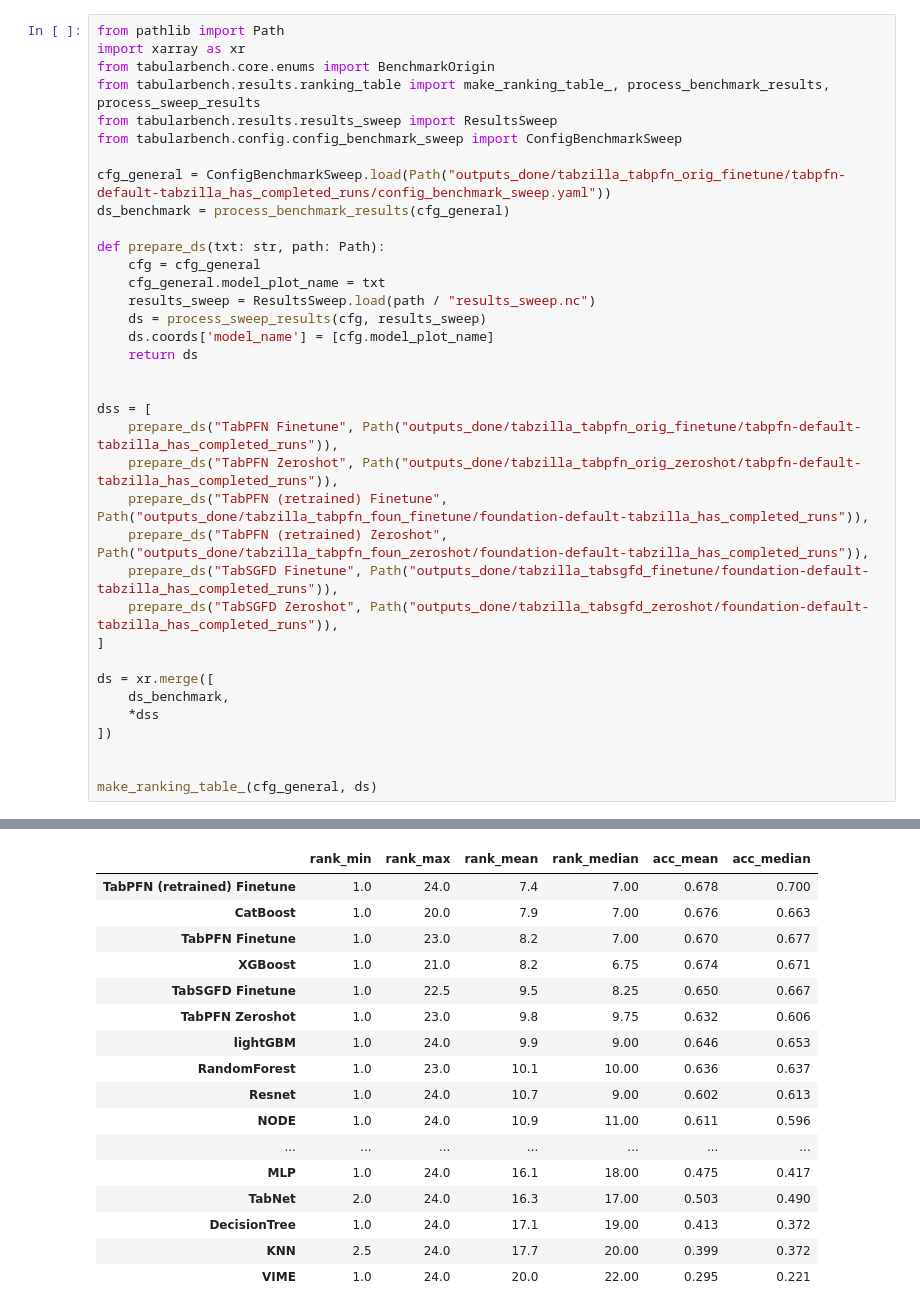
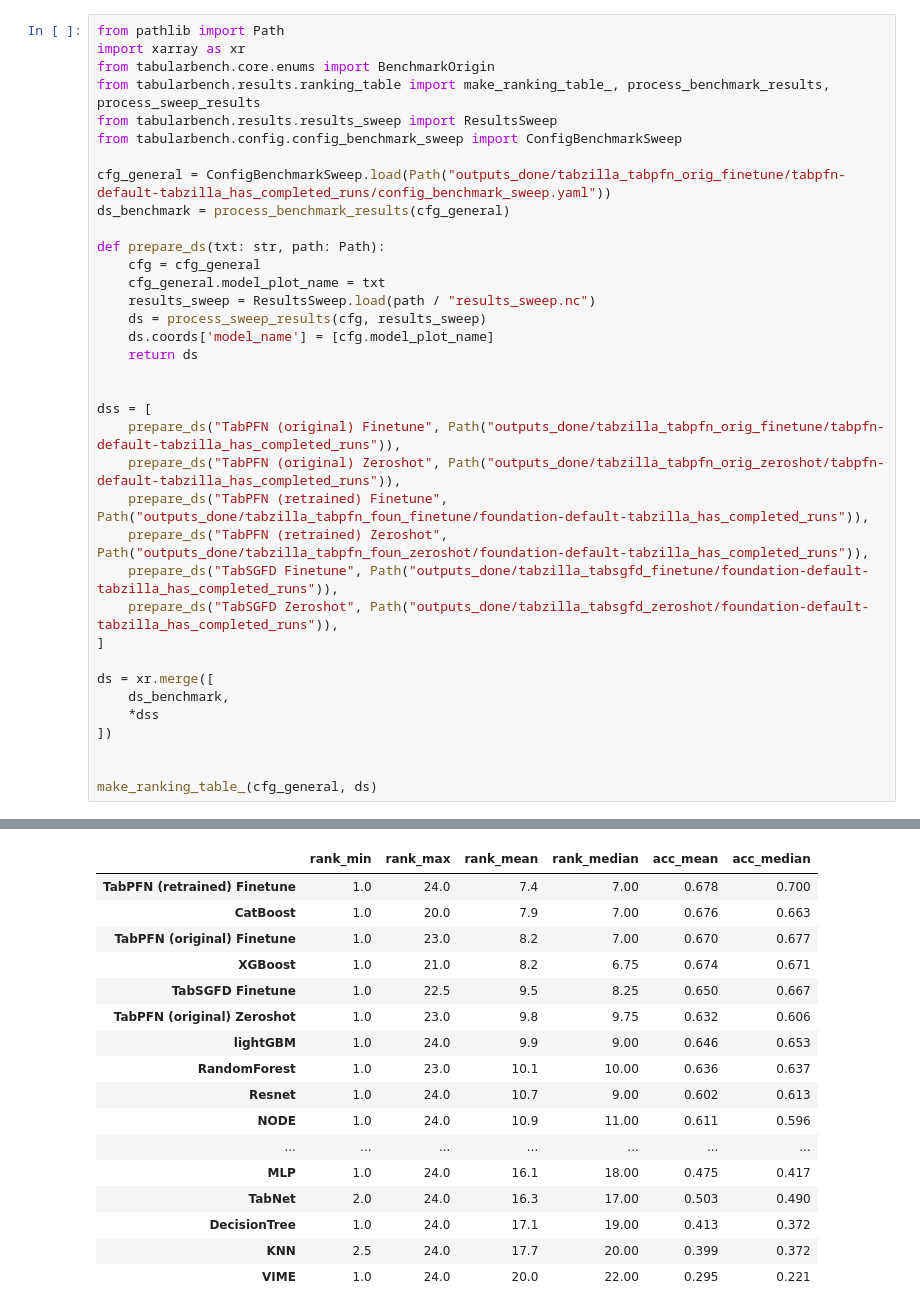
Before and after one commit to FelixdenBreejen/TabForestPFN, a Jupyter notebook: notebooks/analysis_ranking.ipynb, the cells around one changed output, grey strips where cells are left out. Saved outputs shown, nothing was run; the diff lists cells and outputs as text.

```diff
--- a/notebooks/analysis_ranking.ipynb
+++ b/notebooks/analysis_ranking.ipynb
@@ -19,8 +19,8 @@ def prepare_ds(txt: str, path: Path):
 
 
 dss = [
-    prepare_ds("TabPFN Finetune", Path("outputs_done/tabzilla_tabpfn_orig_finetune/tabpfn-default-tabzilla_has_completed_runs")),
-    prepare_ds("TabPFN Zeroshot", Path("outputs_done/tabzilla_tabpfn_orig_zeroshot/tabpfn-default-tabzilla_has_completed_runs")),
+    prepare_ds("TabPFN (original) Finetune", Path("outputs_done/tabzilla_tabpfn_orig_finetune/tabpfn-default-tabzilla_has_completed_runs")),
+    prepare_ds("TabPFN (original) Zeroshot", Path("outputs_done/tabzilla_tabpfn_orig_zeroshot/tabpfn-default-tabzilla_has_completed_runs")),
     prepare_ds("TabPFN (retrained) Finetune", Path("outputs_done/tabzilla_tabpfn_foun_finetune/foundation-default-tabzilla_has_completed_runs")),
     prepare_ds("TabPFN (retrained) Zeroshot", Path("outputs_done/tabzilla_tabpfn_foun_zeroshot/foundation-default-tabzilla_has_completed_runs")),
     prepare_ds("TabSGFD Finetune", Path("outputs_done/tabzilla_tabsgfd_finetune/foundation-default-tabzilla_has_completed_runs")),
@@ -55,10 +44,10 @@ make_ranking_table_(cfg_general, ds)
 |  | rank_min | rank_max | rank_mean | rank_median | acc_mean | acc_median |
 | TabPFN (retrained) Finetune | 1.0 | 24.0 | 7.4 | 7.00 | 0.678 | 0.700 |
 | CatBoost | 1.0 | 20.0 | 7.9 | 7.00 | 0.676 | 0.663 |
-| TabPFN Finetune | 1.0 | 23.0 | 8.2 | 7.00 | 0.670 | 0.677 |
+| TabPFN (original) Finetune | 1.0 | 23.0 | 8.2 | 7.00 | 0.670 | 0.677 |
 | XGBoost | 1.0 | 21.0 | 8.2 | 6.75 | 0.674 | 0.671 |
 | TabSGFD Finetune | 1.0 | 22.5 | 9.5 | 8.25 | 0.650 | 0.667 |
-| TabPFN Zeroshot | 1.0 | 23.0 | 9.8 | 9.75 | 0.632 | 0.606 |
+| TabPFN (original) Zeroshot | 1.0 | 23.0 | 9.8 | 9.75 | 0.632 | 0.606 |
 | lightGBM | 1.0 | 24.0 | 9.9 | 9.00 | 0.646 | 0.653 |
 | RandomForest | 1.0 | 23.0 | 10.1 | 10.00 | 0.636 | 0.637 |
 | Resnet | 1.0 | 24.0 | 10.7 | 9.00 | 0.602 | 0.613 |
```
Also changed, not shown: parts of 10 cells of this notebook, 1 other file.
